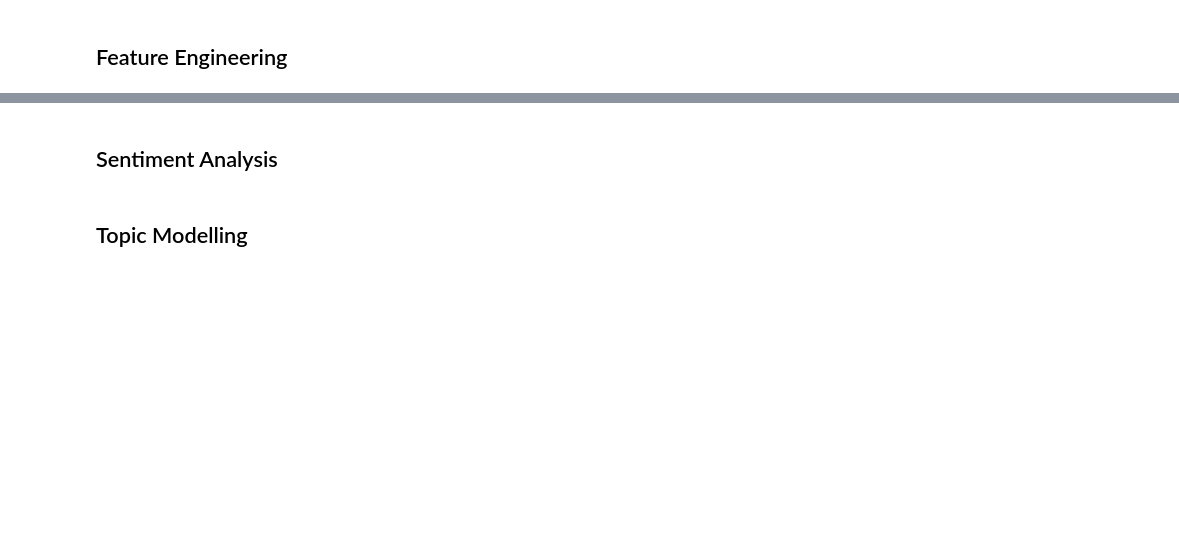
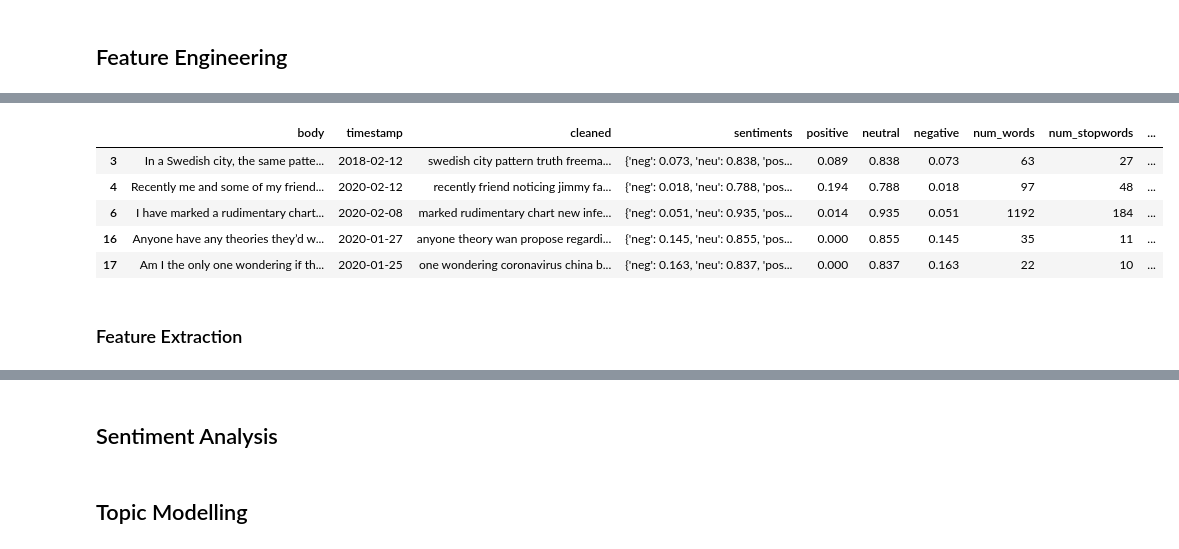
Before and after one commit to nszoni/reddit_conspiracy_theories, a Jupyter notebook: python/reddit_conspiracy_theories.ipynb, the cells around one changed output, grey strips where cells are left out. Saved outputs shown, nothing was run; the diff lists cells and outputs as text; code cells hidden in the pictures; blank space fills up the shorter version.

```diff
--- a/python/reddit_conspiracy_theories.ipynb
+++ b/python/reddit_conspiracy_theories.ipynb
@@ -70,0 +137,22 @@ body_data.timestamp = pd.to_datetime(body_data.timestamp).dt.date
+# %%
+THRESHOLD = 0.2
+
+conditions = [
+    (body_data['compound'] <= -THRESHOLD),
+    (body_data['compound'] > -THRESHOLD) & (body_data['compound'] < THRESHOLD),
+    (body_data['compound'] >= THRESHOLD),
+    ]
+
+values = ["neg", "neu", "pos"]
+body_data['label'] = np.select(conditions, values)
+# %%
+body_data.head()
+# %% [output]
+|  | body | timestamp | cleaned | sentiments | positive | neutral | negative | num_words | num_stopwords | ... |
+| 3 | In a Swedish city, the same patte... | 2018-02-12 | swedish city pattern truth freema... | {'neg': 0.073, 'neu': 0.838, 'pos... | 0.089 | 0.838 | 0.073 | 63 | 27 | ... |
+| 4 | Recently me and some of my friend... | 2020-02-12 | recently friend noticing jimmy fa... | {'neg': 0.018, 'neu': 0.788, 'pos... | 0.194 | 0.788 | 0.018 | 97 | 48 | ... |
+| 6 | I have marked a rudimentary chart... | 2020-02-08 | marked rudimentary chart new infe... | {'neg': 0.051, 'neu': 0.935, 'pos... | 0.014 | 0.935 | 0.051 | 1192 | 184 | ... |
+| 16 | Anyone have any theories they’d w... | 2020-01-27 | anyone theory wan propose regardi... | {'neg': 0.145, 'neu': 0.855, 'pos... | 0.000 | 0.855 | 0.145 | 35 | 11 | ... |
+| 17 | Am I the only one wondering if th... | 2020-01-25 | one wondering coronavirus china b... | {'neg': 0.163, 'neu': 0.837, 'pos... | 0.000 | 0.837 | 0.163 | 22 | 10 | ... |
+# %% [markdown]
+### Feature Extraction
```
Also changed, not shown: parts of 14 cells of this notebook, 4 other files.
